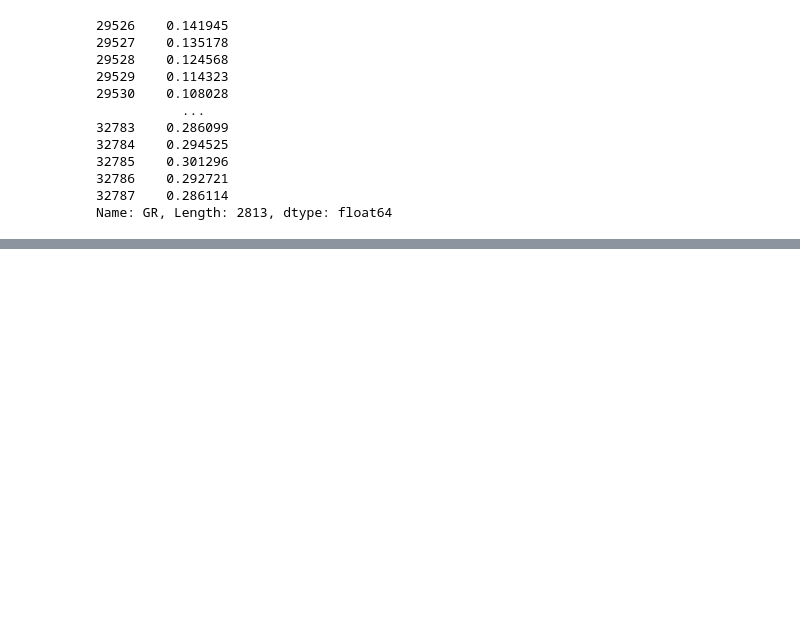
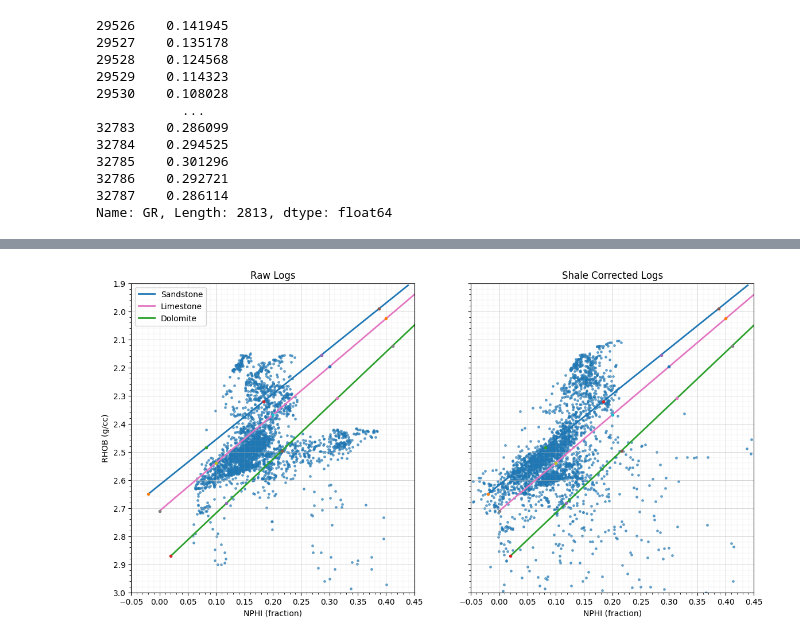
Before and after one commit to Nob007/Well-Log-Analyzer, a Jupyter notebook: notebooks/code.ipynb, the cells around one changed output, grey strips where cells are left out. Saved outputs shown, nothing was run; the diff lists cells and outputs as text; code cells hidden in the pictures; blank space fills up the shorter version.

Commit message:
Added non-shale log property calculator, density-neutron crossplot,

```diff
--- a/notebooks/code.ipynb
+++ b/notebooks/code.ipynb
@@ -164,7 +164,7 @@ def linear_shale_model(gr_values, gr_shale, gr_sand):
         if gr_shale == gr_sand:
             raise ValueError("Shale and sand values are equal, cannot compute GR.")
         gr_normalized = (gr_values - gr_sand) / (gr_shale - gr_sand)
-        return gr_normalized
+        return gr_normalized.clip(0, 1)
     except Exception as e:
         print(f"Error in linear shale model: {e}")
         return None
@@ -188,7 +188,7 @@ def larionov_shale_model(gr_values, gr_shale, gr_sand, age_rock):
         V_shale = 0.083 * (2 ** (3.7 * gr_normalized) - 1)
     else:
         raise ValueError("Invalid age_rock value. Must be 'pre-tertiary' or 'tertiary'.")
-    return V_shale
+    return V_shale.clip(0, 1)
 
 def steiber_shale_model(gr_values, gr_shale, gr_sand):
     """
@@ -202,7 +202,7 @@ def steiber_shale_model(gr_values, gr_shale, gr_sand):
     """
     gr_normalized = (gr_values - gr_sand) / (gr_shale - gr_sand)
     V_shale = gr_normalized / (3 - 2*gr_normalized)
-    return V_shale
+    return V_shale.clip(0, 1)
 
 def clavier_shale_model(gr_values, gr_shale, gr_sand):
     """
@@ -216,7 +216,7 @@ def clavier_shale_model(gr_values, gr_shale, gr_sand):
     """
     gr_normalized = (gr_values - gr_sand) / (gr_shale - gr_sand)
     V_shale = 1.7 - (3.38 - (gr_normalized + 0.7)**2)**0.5
-    return V_shale
+    return V_shale.clip(0, 1)
 
 def dresser_atlas_shale_model(gr_values, gr_shale, gr_sand):
     """
@@ -230,7 +230,7 @@ def dresser_atlas_shale_model(gr_values, gr_shale, gr_sand):
     """
     gr_normalized = (gr_values - gr_sand) / (gr_shale - gr_sand)
     V_shale = gr_normalized / (0.6 + 0.4*gr_normalized)
-    return V_shale
+    return V_shale.clip(0, 1)
 
 def calculate_shale_volume(df, gr_col = 'GR', depth_col = 'DEPTH', constant_selector = None, shale_model = None):
     """
@@ -290,3 +290,5 @@ Vsh
 32786    0.292721
 32787    0.286114
 Name: GR, Length: 2813, dtype: float64
+# %%
+df['Vsh_linear'] = Vsh
@@ -292,0 +307,30 @@ Name: GR, Length: 2813, dtype: float64
+# %%
+def calculate_non_shale_logs(df, gr_col = 'GR', depth_col = 'DEPTH', vsh_col = 'Vsh', logs_convert = None, shale_properties = None):
+    """
+    Converts the logs to non-shale values using the calculated shale volume. This is done by finding the shale point where Vsh is 1.0 and using that to calculate the non-shale values for the specified logs.
+    Args:
+        df (pd.DataFrame): The DataFrame containing the logs.
+        gr_col (str): The name of the gamma ray column in the DataFrame.
+        depth_col (str): The name of the depth column in the DataFrame.
+        vsh_col (str): The name of the shale volume column in the DataFrame.
+        logs_convert (list): A list of log names to convert to non-shale values.
+        shale_properties (dict): A dictionary containing the shale properties for each log.
+    Returns:
+        pd.DataFrame: The DataFrame with the non-shale logs added.
+        dict: A dictionary containing the shale properties for each log.
+    """
+    shale_point = df.iloc[np.where(df[vsh_col] == 1.0)[0]] if shale_properties is None else pd.DataFrame(shale_properties, index=[0])
+    if shale_point.empty:
+        print("No shale point found where Vsh is exactly 1.0.")
+        shale_point = df.iloc[df[vsh_col].argmax()]
+    print(f"Shale point:\n{shale_point}")
+    shale_properties = {}
+    for log in logs_convert:
+        shale_property = np.mean(shale_point[log].values)
+        shale_properties[log] = shale_property
+        print(f"Shale property for {log}: {shale_property}")
+        df[f"{log}_ns"] = (df[log] - shale_property*df[vsh_col]) / (1 - df[vsh_col])
+        df[f"{log}_ns"] = df[f"{log}_ns"].replace([np.inf, -np.inf], 0.)
+    return df, shale_properties
+# %%
+df, shale_properties = calculate_non_shale_logs(df, gr_col = 'GR', depth_col = 'DEPTH', vsh_col = 'Vsh_linear', logs_convert = ['RHOB', 'NPHI', 'PEF'])
@@ -292,0 +448,4 @@ Name: GR, Length: 2813, dtype: float64
+# %%
+density_neutron_crossplot(df, rhob_col = 'RHOB', nphi_col = 'NPHI', rhob_col_ns = 'RHOB_ns', nphi_col_ns = 'NPHI_ns')
+# %% [output]
+[figure, added]
```
Also changed, not shown: parts of 4 cells of this notebook, 3 other files.
